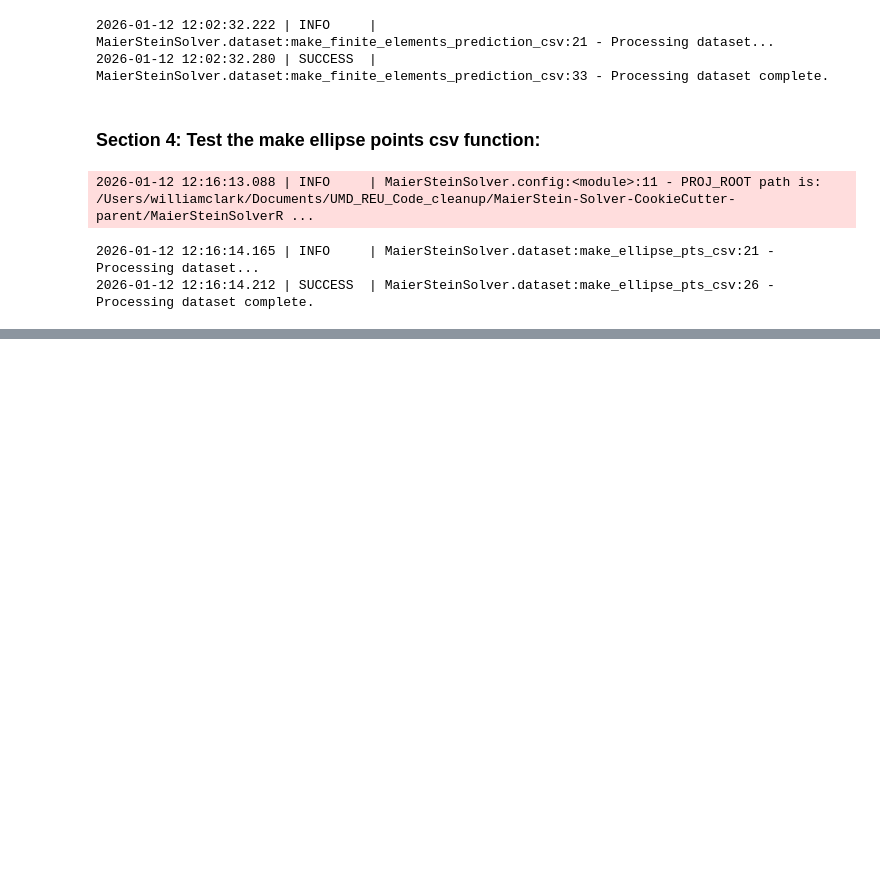
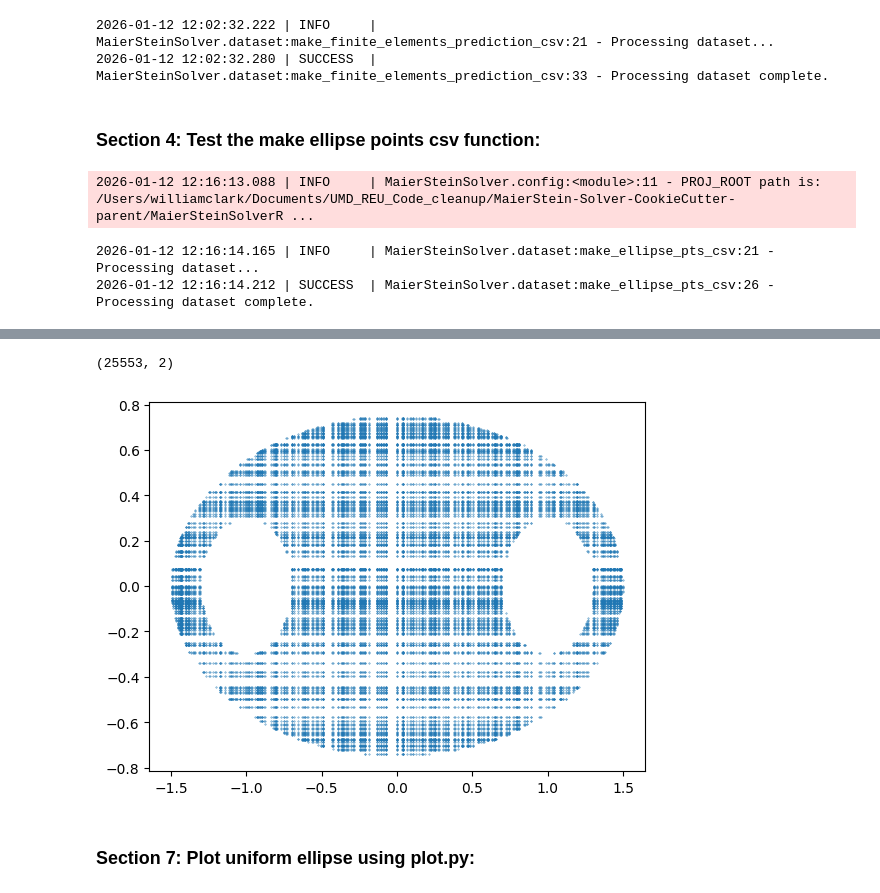
Before and after one commit to williamclarktennis/MaierSteinSolverRepo, a Jupyter notebook: notebooks/notebook.ipynb, the cells around one changed output, grey strips where cells are left out. Cells and saved outputs as stored; diff of their text form; code cells hidden in the pictures; blank space fills up the shorter version.

Commit message:
uniform ellipse

```diff
--- a/notebooks/notebook.ipynb
+++ b/notebooks/notebook.ipynb
@@ -59,0 +76,3 @@ make_ellipse_pts_csv()
+# %%
+pts_df = pd.read_csv(f'{RAW_DATA_DIR}/UNIF_ELLIPSE_2026-01-12T17:13.csv')
+pts_df
@@ -59,0 +93,13 @@ make_ellipse_pts_csv()
+# %%
+pts = pts_df.to_numpy()
+pts.shape
+# %% [output]
+(25553, 2)
+# %%
+fig, ax = plt.subplots()
+ax.scatter(pts[:,0], pts[:,1], s=0.1)
+plt.show()
+# %% [output]
+[figure, added]
+# %% [markdown]
+### Section 7: Plot uniform ellipse using plot.py:
```
Also changed, not shown: parts of 8 cells of this notebook, 3 other files.
